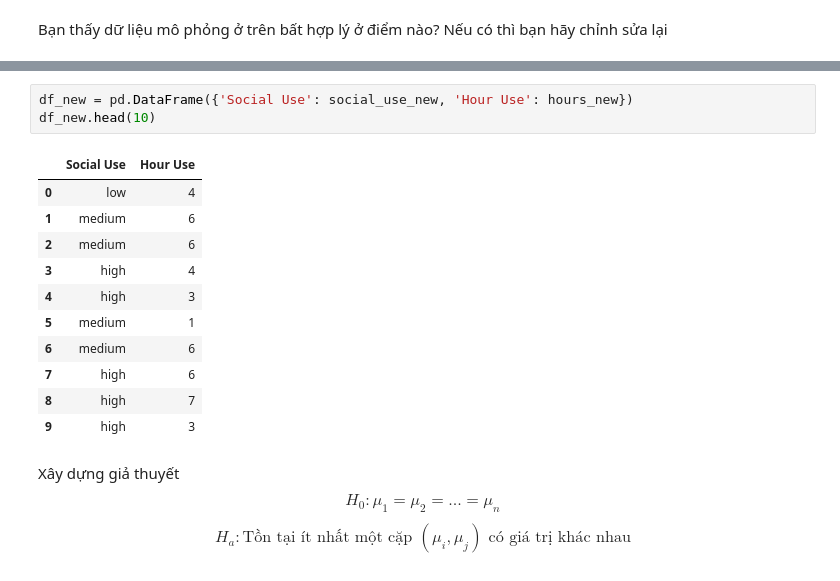
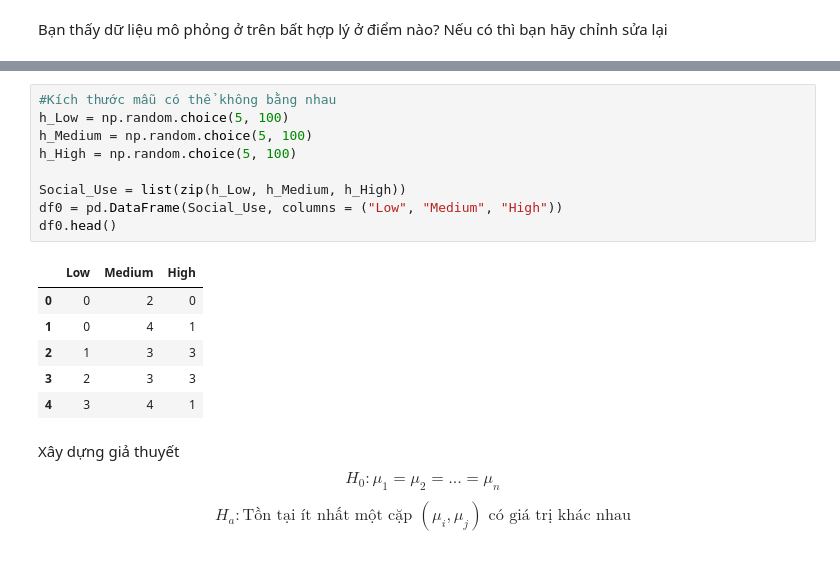
Before and after one commit to manhduc07/bai-tap, a Jupyter notebook: huong_dan_du_lieu_ANOVA.ipynb, the cells around one changed output, grey strips where cells are left out. Cells and saved outputs as stored; diff of their text form.

Commit message:
Được tạo bằng Colaboratory

```diff
--- a/huong_dan_du_lieu_ANOVA.ipynb
+++ b/huong_dan_du_lieu_ANOVA.ipynb
@@ -89,18 +46,19 @@ for i in social_use_new:
-# %%
-df_new = pd.DataFrame({'Social Use': social_use_new, 'Hour Use': hours_new})
-df_new.head(10)
-# %% [output]
-|  | Social Use | Hour Use |
-| 0 | low | 4 |
-| 1 | medium | 6 |
-| 2 | medium | 6 |
-| 3 | high | 4 |
-| 4 | high | 3 |
-| 5 | medium | 1 |
-| 6 | medium | 6 |
-| 7 | high | 6 |
-| 8 | high | 7 |
-| 9 | high | 3 |
+# %%
+#Kích thước mẫu có thể không bằng nhau
+h_Low = np.random.choice(5, 100)
+h_Medium = np.random.choice(5, 100)
+h_High = np.random.choice(5, 100)
+
+Social_Use = list(zip(h_Low, h_Medium, h_High))
+df0 = pd.DataFrame(Social_Use, columns = ("Low", "Medium", "High"))
+df0.head()
+# %% [output]
+|  | Low | Medium | High |
+| 0 | 0 | 2 | 0 |
+| 1 | 0 | 4 | 1 |
+| 2 | 1 | 3 | 3 |
+| 3 | 2 | 3 | 3 |
+| 4 | 3 | 4 | 1 |
 # %% [markdown]
 Xây dựng giả thuyết
 $$H_{0}: \mu_{1} = \mu_{2} = ... = \mu_{n}$$
```
Also changed, not shown: parts of 9 cells of this notebook.
